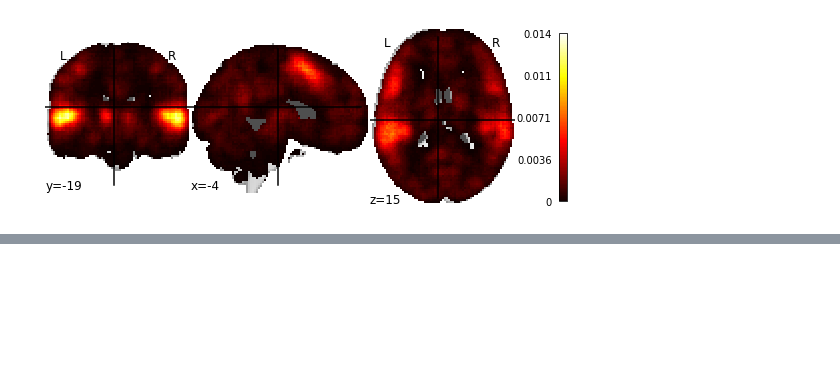
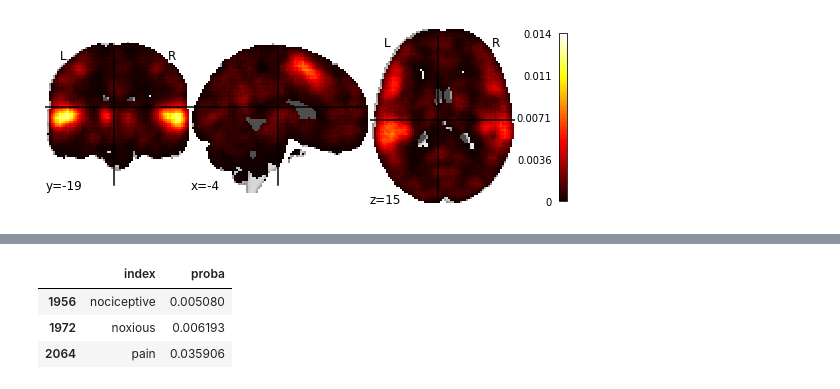
Before and after one commit to gzanitti/NeuroLang, a Jupyter notebook: examples/Example - Auditory - Prob-Copy2.ipynb, the cells around one changed output, grey strips where cells are left out. Saved outputs shown, nothing was run; the diff lists cells and outputs as text; code cells hidden in the pictures; blank space fills up the shorter version.

```diff
--- a/examples/Example - Auditory - Prob-Copy2.ipynb
+++ b/examples/Example - Auditory - Prob-Copy2.ipynb
@@ -1215,3 +1192,10 @@ datalog_program = onto.parse_ontology(nl.solver)
+# %%
+prob_terms.head()
+# %% [output]
+|  | index | proba |
+| 1956 | nociceptive | 0.005080 |
+| 1972 | noxious | 0.006193 |
+| 2064 | pain | 0.035906 |
 # %%
 from operator import eq
 from neurolang.logic import Implication
```
Also changed, not shown: parts of 52 cells of this notebook, 1 other file.
